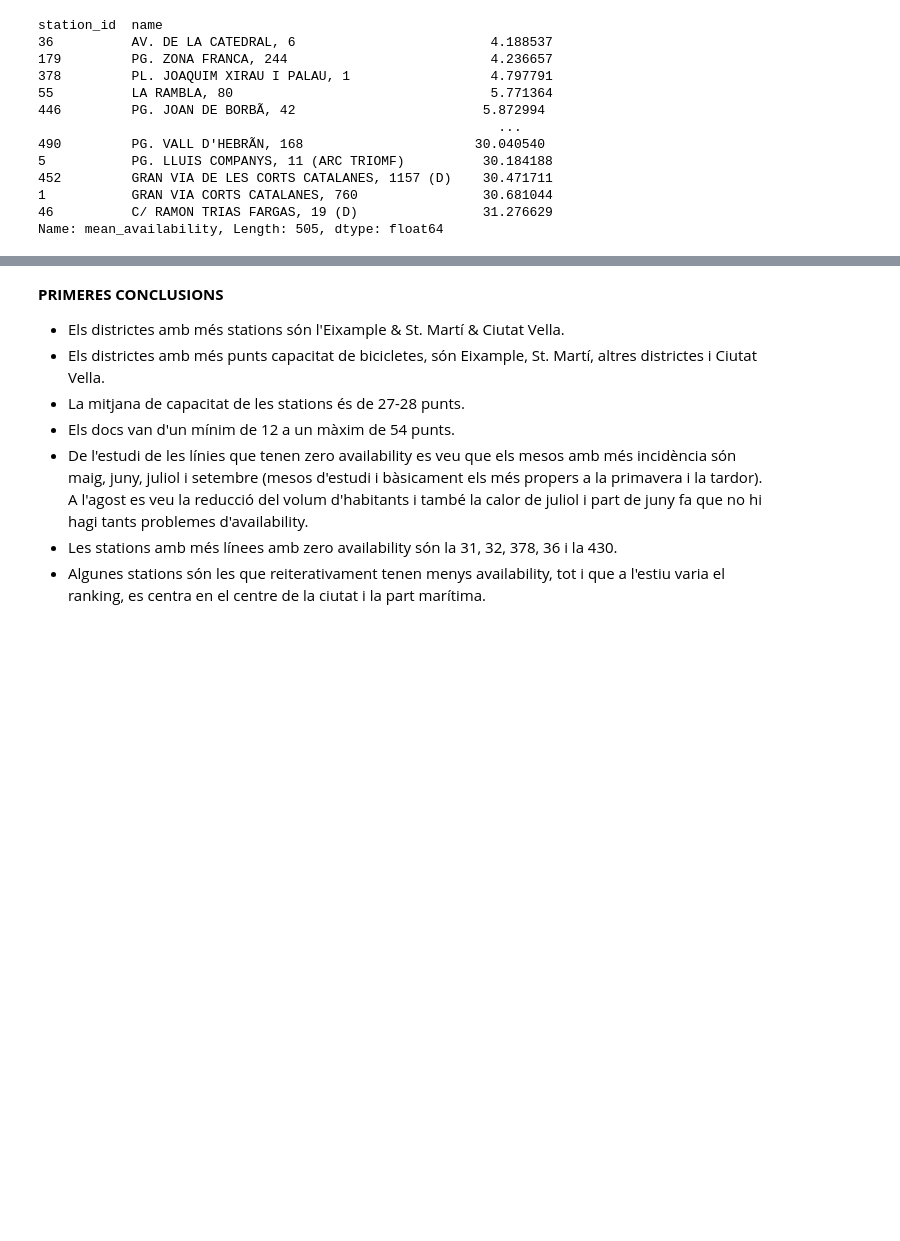
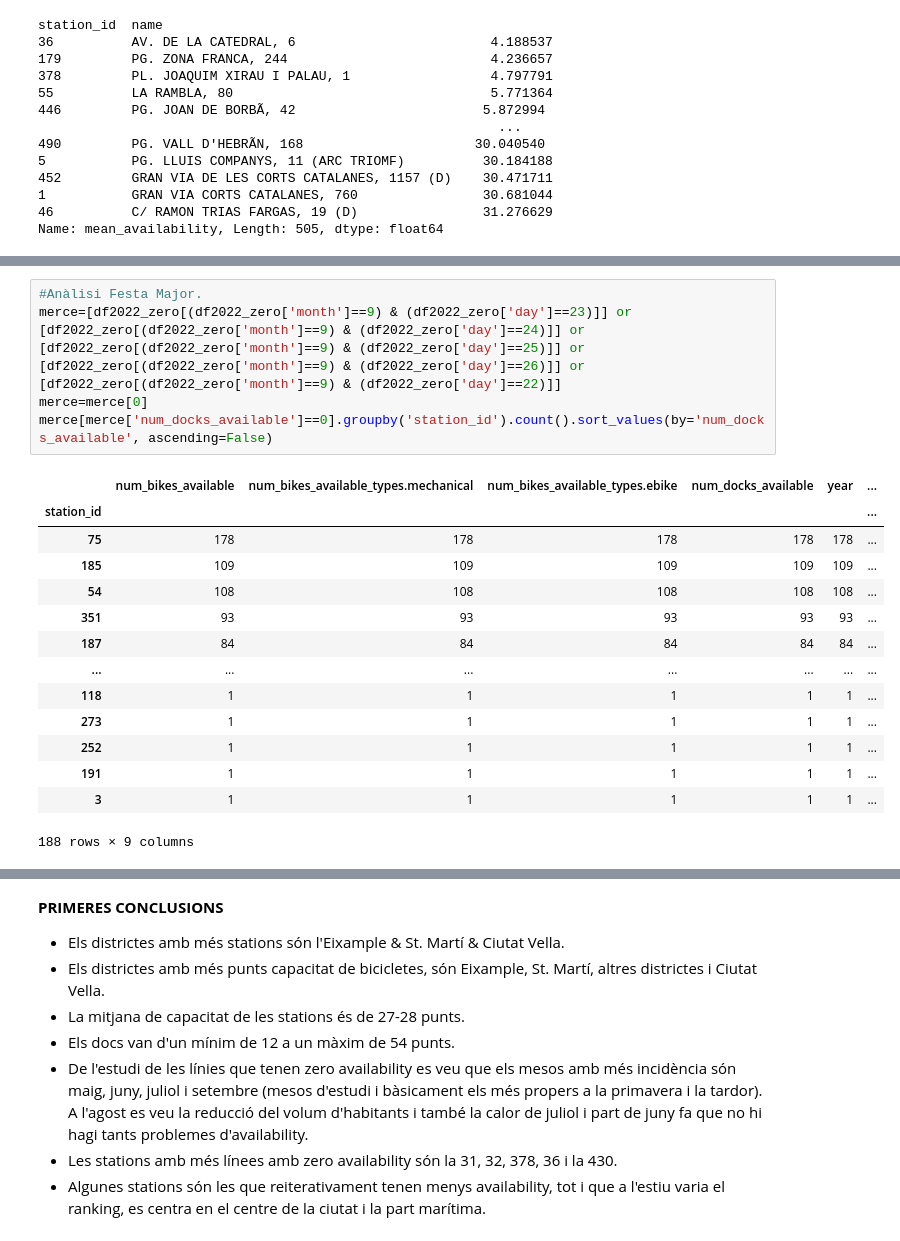
Before and after one commit to jotogi/BicingBCN, a Jupyter notebook: Stations.ipynb, the cells around one changed output, grey strips where cells are left out. Cells and saved outputs as stored; diff of their text form; blank space fills up the shorter version.

```diff
--- a/Stations.ipynb
+++ b/Stations.ipynb
@@ -830,0 +940,20 @@ df_stations_seasons
+# %%
+#Anàlisi Festa Major.
+merce=[df2022_zero[(df2022_zero['month']==9) & (df2022_zero['day']==23)]] or [df2022_zero[(df2022_zero['month']==9) & (df2022_zero['day']==24)]] or [df2022_zero[(df2022_zero['month']==9) & (df2022_zero['day']==25)]] or [df2022_zero[(df2022_zero['month']==9) & (df2022_zero['day']==26)]] or [df2022_zero[(df2022_zero['month']==9) & (df2022_zero['day']==22)]]
+merce=merce[0]
+merce[merce['num_docks_available']==0].groupby('station_id').count().sort_values(by='num_docks_available', ascending=False)
+# %% [output]
+|  | num_bikes_available | num_bikes_available_types.mechanical | num_bikes_available_types.ebike | num_docks_available | year | ... |
+| station_id |  |  |  |  |  | ... |
+| 75 | 178 | 178 | 178 | 178 | 178 | ... |
+| 185 | 109 | 109 | 109 | 109 | 109 | ... |
+| 54 | 108 | 108 | 108 | 108 | 108 | ... |
+| 351 | 93 | 93 | 93 | 93 | 93 | ... |
+| 187 | 84 | 84 | 84 | 84 | 84 | ... |
+| ... | ... | ... | ... | ... | ... | ... |
+| 118 | 1 | 1 | 1 | 1 | 1 | ... |
+| 273 | 1 | 1 | 1 | 1 | 1 | ... |
+| 252 | 1 | 1 | 1 | 1 | 1 | ... |
+| 191 | 1 | 1 | 1 | 1 | 1 | ... |
+| 3 | 1 | 1 | 1 | 1 | 1 | ... |
+188 rows × 9 columns
```
Also changed, not shown: parts of 21 cells of this notebook.
